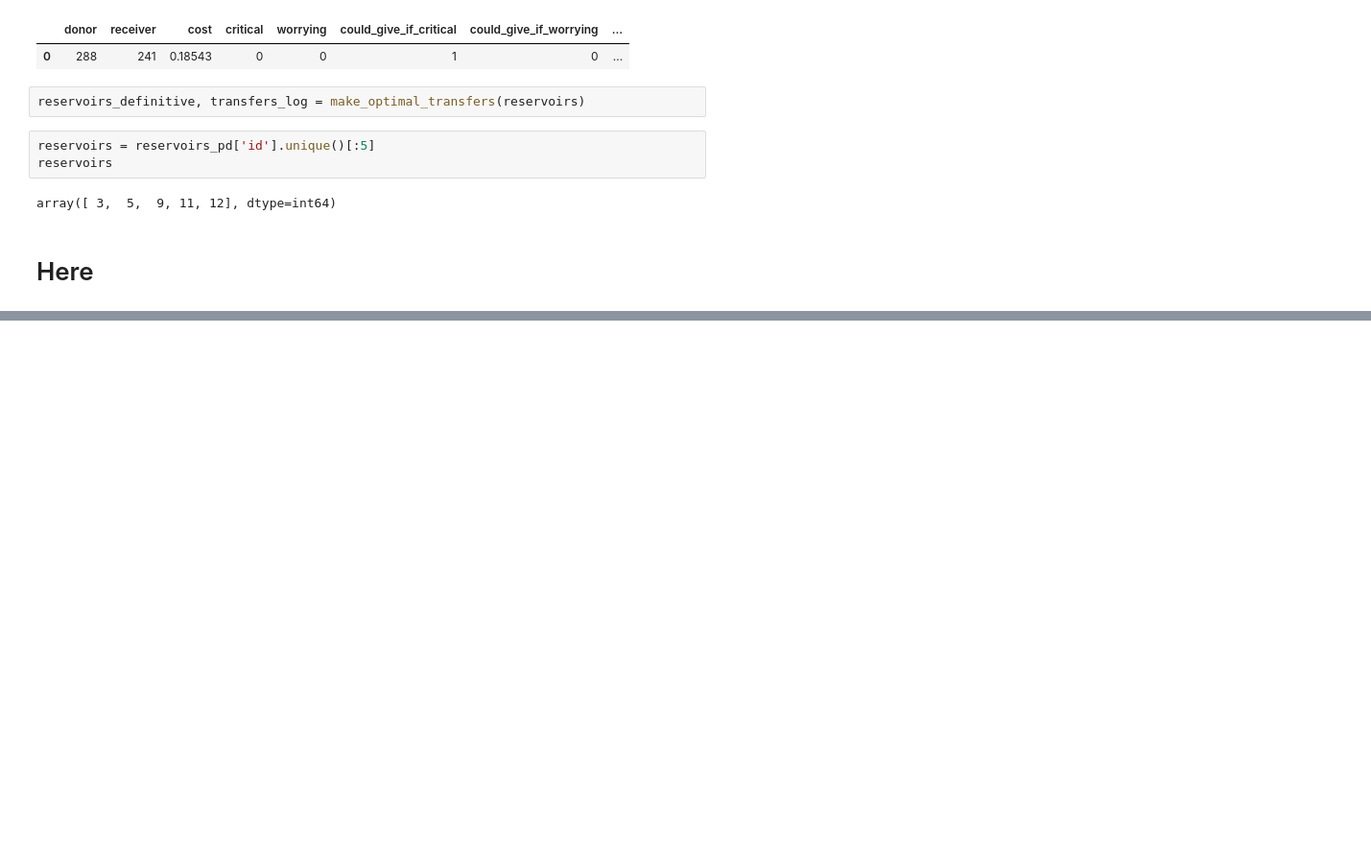
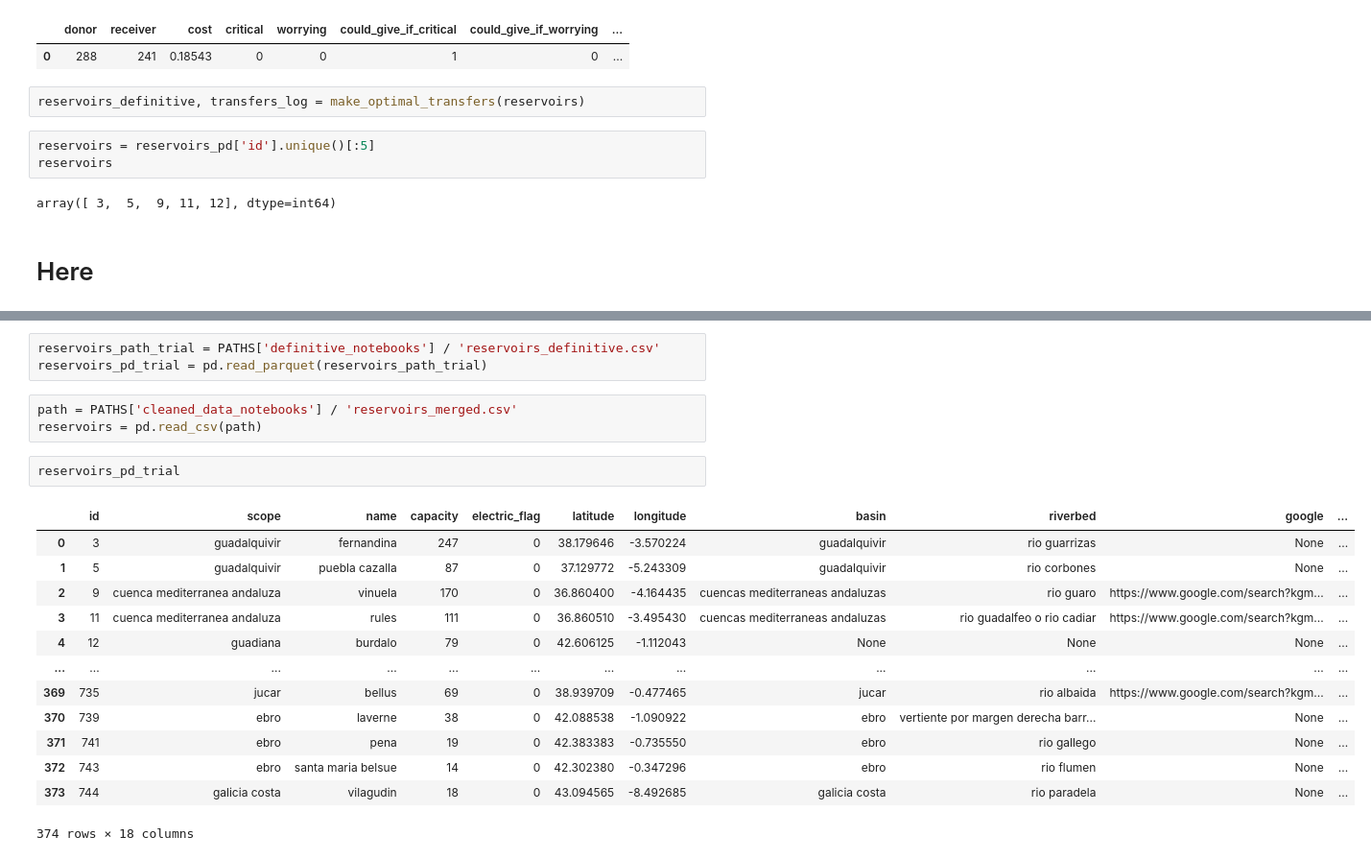
Before and after one commit to ivanver02/reservoir-data-platform, a Jupyter notebook: notebooks/transferring/transfer_optimization.ipynb, the cells around one changed output, grey strips where cells are left out. Shown at 96% size. Saved outputs shown, nothing was run; the diff lists cells and outputs as text; blank space fills up the shorter version.

```diff
--- a/notebooks/transferring/transfer_optimization.ipynb
+++ b/notebooks/transferring/transfer_optimization.ipynb
@@ -934,0 +825,22 @@ Freq: 7D, Name: predicted_mean, dtype: float64
+# %%
+reservoirs_path_trial = PATHS['definitive_notebooks'] / 'reservoirs_definitive.csv'
+reservoirs_pd_trial = pd.read_parquet(reservoirs_path_trial)
+# %%
+path = PATHS['cleaned_data_notebooks'] / 'reservoirs_merged.csv'
+reservoirs = pd.read_csv(path)
+# %%
+reservoirs_pd_trial
+# %% [output]
+|  | id | scope | name | capacity | electric_flag | latitude | longitude | basin | riverbed | google | ... |
+| 0 | 3 | guadalquivir | fernandina | 247 | 0 | 38.179646 | -3.570224 | guadalquivir | rio guarrizas | None | ... |
+| 1 | 5 | guadalquivir | puebla cazalla | 87 | 0 | 37.129772 | -5.243309 | guadalquivir | rio corbones | None | ... |
+| 2 | 9 | cuenca mediterranea andaluza | vinuela | 170 | 0 | 36.860400 | -4.164435 | cuencas mediterraneas andaluzas | rio guaro | https://www.google.com/search?kgm... | ... |
+| 3 | 11 | cuenca mediterranea andaluza | rules | 111 | 0 | 36.860510 | -3.495430 | cuencas mediterraneas andaluzas | rio guadalfeo o rio cadiar | https://www.google.com/search?kgm... | ... |
+| 4 | 12 | guadiana | burdalo | 79 | 0 | 42.606125 | -1.112043 | None | None | None | ... |
+| ... | ... | ... | ... | ... | ... | ... | ... | ... | ... | ... | ... |
+| 369 | 735 | jucar | bellus | 69 | 0 | 38.939709 | -0.477465 | jucar | rio albaida | https://www.google.com/search?kgm... | ... |
+| 370 | 739 | ebro | laverne | 38 | 0 | 42.088538 | -1.090922 | ebro | vertiente por margen derecha barr... | None | ... |
+| 371 | 741 | ebro | pena | 19 | 0 | 42.383383 | -0.735550 | ebro | rio gallego | None | ... |
+| 372 | 743 | ebro | santa maria belsue | 14 | 0 | 42.302380 | -0.347296 | ebro | rio flumen | None | ... |
+| 373 | 744 | galicia costa | vilagudin | 18 | 0 | 43.094565 | -8.492685 | galicia costa | rio paradela | None | ... |
+374 rows × 18 columns
```
Also changed, not shown: parts of 15 cells of this notebook, 24 other files.
